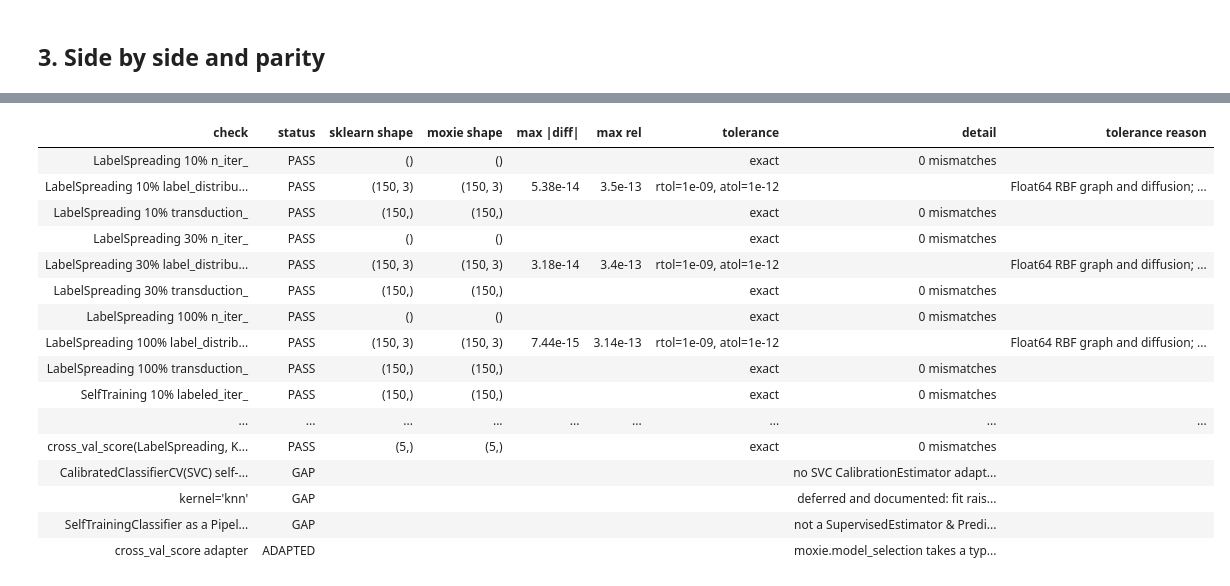
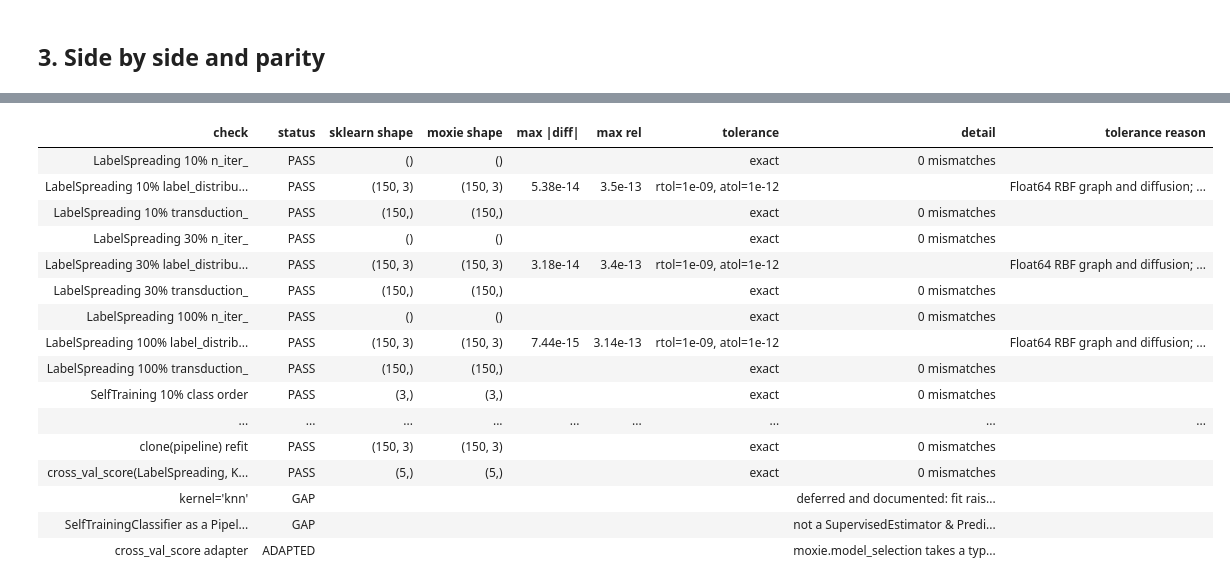
Before and after one commit to idlab-discover/moxie, a Jupyter notebook: notebooks/semi_supervised/plot_semi_supervised_versus_svm_iris.ipynb, the cells around one changed output, grey strips where cells are left out. Cells and saved outputs as stored; diff of their text form; code cells hidden in the pictures.

```diff
--- a/notebooks/semi_supervised/plot_semi_supervised_versus_svm_iris.ipynb
+++ b/notebooks/semi_supervised/plot_semi_supervised_versus_svm_iris.ipynb
@@ -36,9 +34,10 @@ nb = moxie_nb.Session("semi_supervised/plot_semi_supervised_versus_svm_iris")
 import matplotlib.pyplot as plt
 import numpy as np
 
+from sklearn.calibration import CalibratedClassifierCV
 from sklearn.datasets import load_iris
-from sklearn.naive_bayes import GaussianNB
 from sklearn.semi_supervised import LabelSpreading, SelfTrainingClassifier
+from sklearn.svm import SVC
 
 iris = load_iris()
 
@@ -56,10 +55,10 @@ ls10 = (LabelSpreading().fit(X, y_10), y_10, "LabelSpreading with 10% labeled da
 ls30 = (LabelSpreading().fit(X, y_30), y_30, "LabelSpreading with 30% labeled data")
 ls100 = (LabelSpreading().fit(X, y), y, "LabelSpreading with 100% labeled data")
 
-base_classifier = GaussianNB()  # adapted: CalibratedClassifierCV(SVC(gamma=0.5, random_state=42))
+base_classifier = CalibratedClassifierCV(SVC(gamma=0.5, random_state=42))
 st10 = (SelfTrainingClassifier(base_classifier).fit(X, y_10), y_10, "Self-training with 10% labeled data")
 st30 = (SelfTrainingClassifier(base_classifier).fit(X, y_30), y_30, "Self-training with 30% labeled data")
-rbf_svc = (base_classifier.fit(X, y), y, "GaussianNB\n(equivalent to Self-training with 100% labeled data)")
+rbf_svc = (base_classifier.fit(X, y), y, "SVC with RBF kernel\n(equivalent to Self-training with 100% labeled data)")
 
 # DecisionBoundaryDisplay's default grid: 100 points per axis over the feature range +- 1.
 x0, x1 = np.meshgrid(np.linspace(X[:, 0].min() - 1, X[:, 0].max() + 1, 100),
@@ -264,7 +287,7 @@ mojo: error: failed to parse the provided Mojo source module
 ## 3. Side by side and parity
 # %%
 mx = nb.results["iris_semi_supervised"]
-mx_grid = [mx["ls10_grid"], mx["st10_grid"], mx["ls30_grid"], mx["st30_grid"], mx["ls100_grid"], mx["gnb_grid"]]
+mx_grid = [mx["ls10_grid"], mx["st10_grid"], mx["ls30_grid"], mx["st30_grid"], mx["ls100_grid"], mx["svc_grid"]]
 fig, axes = plt.subplots(nrows=6, ncols=2, sharex=True, sharey=True, figsize=(8, 18), dpi=60)
 for row, ((clf, y_train, title), skp, mxp) in enumerate(zip(classifiers, sk_grid, mx_grid)):
     for col, (name, p) in enumerate([("sklearn", skp), ("Moxie", mxp)]):
@@ -283,54 +306,58 @@ moxie
 [[4.936072e-03 9.950639e-01 4.583026e-08] [4.936070e-03 9.950639e-01 4.583030e-08] [4.936062e-03 9.950639e-01 4.583045e-08] [4.936037e-03 9.950639e-01 4.583091e-08] [4.935961e-03 9.950640e-01 4.583232 ...
 # %%
 F64 = "Float64 RBF graph and diffusion; BLAS GEMM and NumPy pairwise sums vs native reduction order"
-GNB = "GaussianNB Float64 log-likelihoods; exp/log-sum-exp rounding (family GaussianNB parity bound is 2e-9)"
+SVC_ATOL = 1e-6
+SVC = ("Float64 LIBSVM kernel arithmetic and sigmoid calibration differ in reduction and solver steps. "
+       "The gallery grid discrepancies are below 1.4e-7, with exact agreement on grid classes.")
 for name, (clf, _, _) in zip(["10", "30", "100"], [ls10, ls30, ls100]):
     nb.compare(f"LabelSpreading {name}% n_iter_", clf.n_iter_, mx[f"ls{name}_n_iter"][0], exact=True)
     nb.compare(f"LabelSpreading {name}% label_distributions_", clf.label_distributions_, mx[f"ls{name}_dist"],
                rtol=1e-9, atol=1e-12, reason=F64)
     nb.compare(f"LabelSpreading {name}% transduction_", clf.transduction_, mx[f"ls{name}_trans"], exact=True)
 for name, (clf, _, _), skp in zip(["10", "30"], [st10, st30], [sk_grid[1], sk_grid[3]]):
+    nb.compare(f"SelfTraining {name}% class order", clf.classes_, mx[f"st{name}_classes"], exact=True)
     nb.compare(f"SelfTraining {name}% labeled_iter_", clf.labeled_iter_, mx[f"st{name}_labeled_iter"], exact=True)
     nb.compare(f"SelfTraining {name}% n_iter_", clf.n_iter_, mx[f"st{name}_n_iter"][0], exact=True)
-    nb.compare(f"SelfTraining {name}% predict_proba(grid)", skp, mx[f"st{name}_grid"], rtol=1e-7, atol=1e-9, reason=GNB)
+    nb.compare(f"SelfTraining {name}% predict_proba(grid)", skp, mx[f"st{name}_grid"], rtol=0, atol=SVC_ATOL, reason=SVC)
 for name, i in [("10", 0), ("30", 2), ("100", 4)]:
     # Far grid corners have affinities that underflow to 0 for every training point; both sides give NaN (0/0).
     nb.compare(f"LabelSpreading {name}% predict_proba(grid)", sk_grid[i], mx[f"ls{name}_grid"], rtol=1e-8, atol=1e-11,
                reason=F64 + "; grid points far from the data normalise tiny affinity sums")
-nb.compare("GaussianNB 100% predict_proba(grid)", sk_grid[5], mx["gnb_grid"], rtol=1e-7, atol=1e-9, reason=GNB)
+nb.compare("Calibrated SVC 100% class order", rbf_svc[0].classes_, mx["svc_classes"], exact=True)
+nb.compare("Calibrated SVC 100% predict_proba(grid)", sk_grid[5], mx["svc_grid"], rtol=0, atol=SVC_ATOL, reason=SVC)
+nb.compare("Calibrated SVC decision regions (10%, 30%, 100%)",
+           np.stack([p.argmax(axis=1) for p in sk_grid[1::2]]),
+           np.stack([p.argmax(axis=1) for p in mx_grid[1::2]]), exact=True)
 nb.compare("LabelSpreading predict_proba(x_query) vs manual rbf_kernel formula", probs, mx["ls_query"], rtol=1e-9, atol=1e-12, reason=F64)
 nb.compare("SelfTraining predict_proba delegates to estimator_", mx["st_estimator_query"], mx["st_query"], exact=True)
-nb.compare("SelfTraining predict_proba(x_query)", st.predict_proba(x_query), mx["st_query"], rtol=1e-7, atol=1e-9, reason=GNB)
+nb.compare("SelfTraining predict_proba(x_query)", st.predict_proba(x_query), mx["st_query"], rtol=0, atol=SVC_ATOL, reason=SVC)
 nb.compare("make_pipeline(StandardScaler, LabelSpreading).predict_proba", sk_pipe_proba, mx["pipe_proba"], rtol=1e-9, atol=1e-12,
            reason=F64 + "; StandardScaler variance reduction order")
 nb.compare("clone(pipeline) refit", mx["pipe_proba"], mx["pipe_clone_proba"], exact=True)
 nb.compare("cross_val_score(LabelSpreading, KFold(5))", sk_cv, nb.results["iris_cross_val_score"]["cv"], exact=True)
-nb.note("CalibratedClassifierCV(SVC) self-training base", "GAP",
-        "no SVC CalibrationEstimator adapter (calibration PR #11 part 1) and no generic self-training adapter for Moxie "
-        "classifiers (semi_supervised tracking PR part 1); GaussianNB substituted on both sides")
 nb.note("kernel='knn'", "GAP", "deferred and documented: fit raises 'supported kernels are rbf and typed callable; knn is deferred' "
         "(expected-failure cell above); blocks plot_label_propagation_structure.py")
 nb.note("SelfTrainingClassifier as a Pipeline step", "GAP", "not a SupervisedEstimator & Predictor; make_pipeline rejects it at "
         "compile time (expected-failure cell above)")
 nb.note("cross_val_score adapter", "ADAPTED", "moxie.model_selection takes a typed CVAdapter/TypedScorer and materialized folds "
         "(model_selection PR #3 parts 3-4); scores match exactly")
 nb.report()
 nb.assert_parity()
 # %% [output]
 | check | status | sklearn shape | moxie shape | max |diff| | max rel | tolerance | detail | tolerance reason |
 | LabelSpreading 10% n_iter_ | PASS | () | () |  |  | exact | 0 mismatches |  |
 | LabelSpreading 10% label_distribu... | PASS | (150, 3) | (150, 3) | 5.38e-14 | 3.5e-13 | rtol=1e-09, atol=1e-12 |  | Float64 RBF graph and diffusion; ... |
 | LabelSpreading 10% transduction_ | PASS | (150,) | (150,) |  |  | exact | 0 mismatches |  |
 | LabelSpreading 30% n_iter_ | PASS | () | () |  |  | exact | 0 mismatches |  |
 | LabelSpreading 30% label_distribu... | PASS | (150, 3) | (150, 3) | 3.18e-14 | 3.4e-13 | rtol=1e-09, atol=1e-12 |  | Float64 RBF graph and diffusion; ... |
 | LabelSpreading 30% transduction_ | PASS | (150,) | (150,) |  |  | exact | 0 mismatches |  |
 | LabelSpreading 100% n_iter_ | PASS | () | () |  |  | exact | 0 mismatches |  |
 | LabelSpreading 100% label_distrib... | PASS | (150, 3) | (150, 3) | 7.44e-15 | 3.14e-13 | rtol=1e-09, atol=1e-12 |  | Float64 RBF graph and diffusion; ... |
 | LabelSpreading 100% transduction_ | PASS | (150,) | (150,) |  |  | exact | 0 mismatches |  |
-| SelfTraining 10% labeled_iter_ | PASS | (150,) | (150,) |  |  | exact | 0 mismatches |  |
+| SelfTraining 10% class order | PASS | (3,) | (3,) |  |  | exact | 0 mismatches |  |
 | ... | ... | ... | ... | ... | ... | ... | ... | ... |
+| clone(pipeline) refit | PASS | (150, 3) | (150, 3) |  |  | exact | 0 mismatches |  |
 | cross_val_score(LabelSpreading, K... | PASS | (5,) | (5,) |  |  | exact | 0 mismatches |  |
-| CalibratedClassifierCV(SVC) self-... | GAP |  |  |  |  |  | no SVC CalibrationEstimator adapt... |  |
 | kernel='knn' | GAP |  |  |  |  |  | deferred and documented: fit rais... |  |
 | SelfTrainingClassifier as a Pipel... | GAP |  |  |  |  |  | not a SupervisedEstimator & Predi... |  |
 | cross_val_score adapter | ADAPTED |  |  |  |  |  | moxie.model_selection takes a typ... |  |
```
Also changed, not shown: parts of 5 cells of this notebook, 5 other files.
